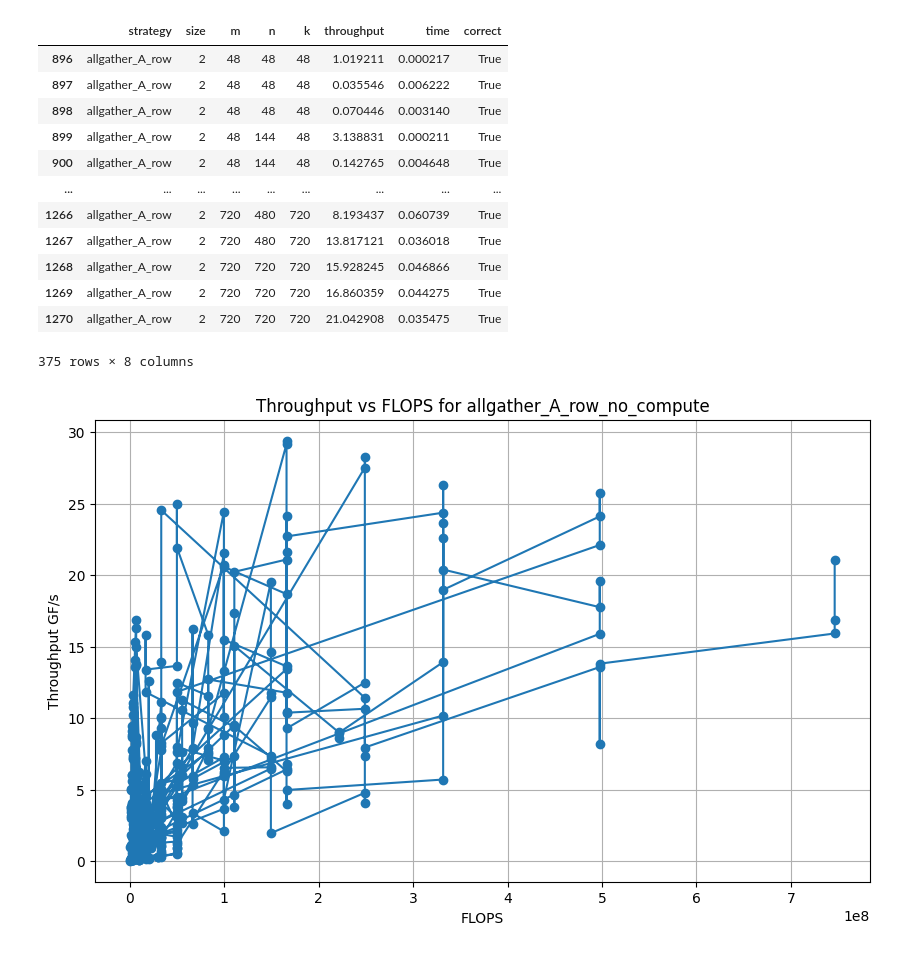
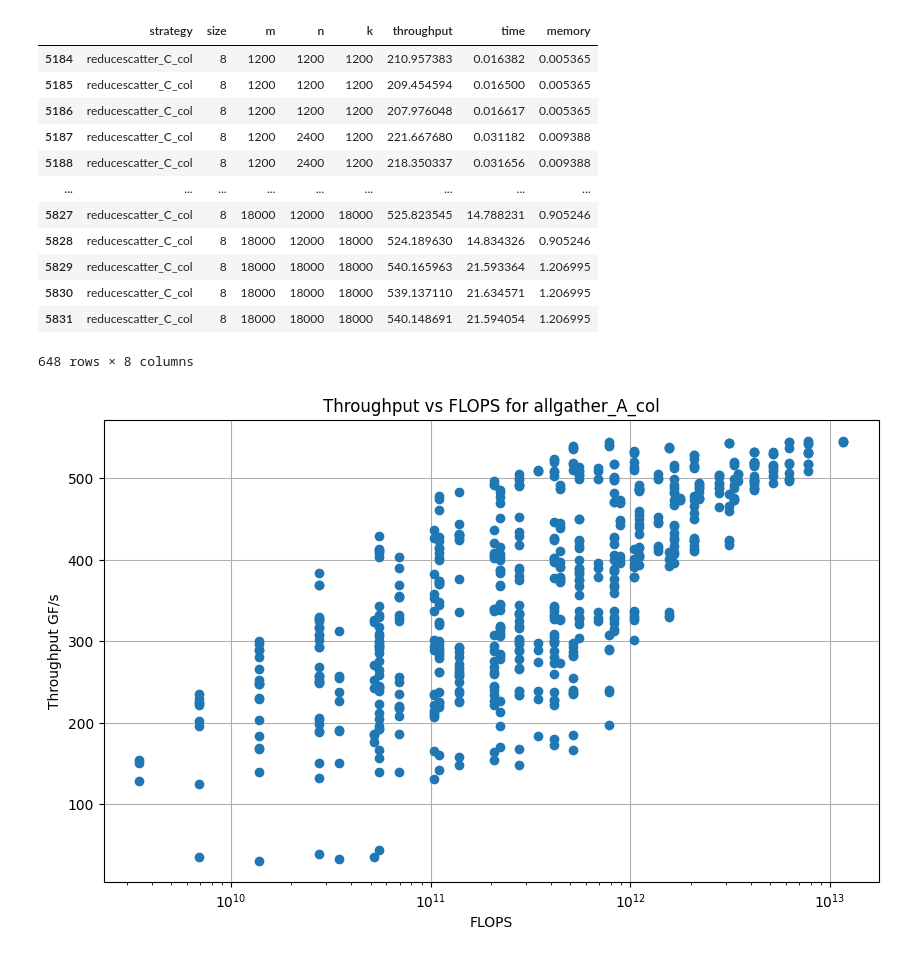
Before and after one commit to ZachB123/CommHiddenGemm, a Jupyter notebook: Gemm1d/notebooks/CHG1D_Visualizations.ipynb, the cells around one changed output. Drawn from its saved outputs; the diff is of its cells as text; code cells hidden in the pictures.

Commit message:
basic benchmark files

```diff
--- a/Gemm1d/notebooks/CHG1D_Visualizations.ipynb
+++ b/Gemm1d/notebooks/CHG1D_Visualizations.ipynb
@@ -16,6 +15,6 @@ STRATEGIES = ['allgather_A_col', 'allgather_A_col_no_compute',
 # %%
-FILENAME = "n2-benchmark.csv"
-df = pd.read_csv(FILENAME, names=["strategy", "size", "m", "n", "k", "throughput", "time", "correct"])
+FILENAME = "../initial-benchmarks/nocheck-n8-benchmark.csv"
+df = pd.read_csv(FILENAME, names=["strategy", "size", "m", "n", "k", "throughput", "time", "memory"])
 # %%
 grouped = df.groupby('strategy')
 
@@ -25,36 +24,41 @@ strategy_dict = {}
 for strategy, group_df in grouped:
     strategy_dict[strategy] = group_df
 # %%
-strategy_dict["allgather_A_row"]
+strategy_dict["reducescatter_C_col"]
 # %% [output]
-|  | strategy | size | m | n | k | throughput | time | correct |
-| 896 | allgather_A_row | 2 | 48 | 48 | 48 | 1.019211 | 0.000217 | True |
-| 897 | allgather_A_row | 2 | 48 | 48 | 48 | 0.035546 | 0.006222 | True |
-| 898 | allgather_A_row | 2 | 48 | 48 | 48 | 0.070446 | 0.003140 | True |
-| 899 | allgather_A_row | 2 | 48 | 144 | 48 | 3.138831 | 0.000211 | True |
-| 900 | allgather_A_row | 2 | 48 | 144 | 48 | 0.142765 | 0.004648 | True |
+|  | strategy | size | m | n | k | throughput | time | memory |
+| 5184 | reducescatter_C_col | 8 | 1200 | 1200 | 1200 | 210.957383 | 0.016382 | 0.005365 |
+| 5185 | reducescatter_C_col | 8 | 1200 | 1200 | 1200 | 209.454594 | 0.016500 | 0.005365 |
+| 5186 | reducescatter_C_col | 8 | 1200 | 1200 | 1200 | 207.976048 | 0.016617 | 0.005365 |
+| 5187 | reducescatter_C_col | 8 | 1200 | 2400 | 1200 | 221.667680 | 0.031182 | 0.009388 |
+| 5188 | reducescatter_C_col | 8 | 1200 | 2400 | 1200 | 218.350337 | 0.031656 | 0.009388 |
 | ... | ... | ... | ... | ... | ... | ... | ... | ... |
-| 1266 | allgather_A_row | 2 | 720 | 480 | 720 | 8.193437 | 0.060739 | True |
-| 1267 | allgather_A_row | 2 | 720 | 480 | 720 | 13.817121 | 0.036018 | True |
-| 1268 | allgather_A_row | 2 | 720 | 720 | 720 | 15.928245 | 0.046866 | True |
-| 1269 | allgather_A_row | 2 | 720 | 720 | 720 | 16.860359 | 0.044275 | True |
-| 1270 | allgather_A_row | 2 | 720 | 720 | 720 | 21.042908 | 0.035475 | True |
+| 5827 | reducescatter_C_col | 8 | 18000 | 12000 | 18000 | 525.823545 | 14.788231 | 0.905246 |
+| 5828 | reducescatter_C_col | 8 | 18000 | 12000 | 18000 | 524.189630 | 14.834326 | 0.905246 |
+| 5829 | reducescatter_C_col | 8 | 18000 | 18000 | 18000 | 540.165963 | 21.593364 | 1.206995 |
+| 5830 | reducescatter_C_col | 8 | 18000 | 18000 | 18000 | 539.137110 | 21.634571 | 1.206995 |
+| 5831 | reducescatter_C_col | 8 | 18000 | 18000 | 18000 | 540.148691 | 21.594054 | 1.206995 |
-375 rows × 8 columns
+648 rows × 8 columns
 # %%
-current_strategy = STRATEGIES[3]  #"throughput_test"
+current_strategy = "allgather_A_col"
 curr_df = strategy_dict[current_strategy]
 
+
 # Calculate FLOPS
-flops = 2 * strategy_df['m'] * strategy_df['n'] * strategy_df['k']
+flops = 2 * curr_df['m'] * curr_df['n'] * curr_df['k']
 flops
 # Plot throughput/FLOPS graph
 plt.figure(figsize=(10, 6))
-plt.plot(flops, strategy_df['throughput'], marker='o', linestyle='-')
+plt.plot(flops, curr_df['throughput'], marker='o', linestyle='')
+plt.xscale('log')
 plt.xlabel('FLOPS')
 plt.ylabel('Throughput GF/s')
 plt.title(f"Throughput vs FLOPS for {current_strategy}")
 plt.grid(True)
 plt.show()
+
+# this basically shows us how the max throughput we can get of a node with x number of cores
+# it also shows how increasing the problem size allows for more effective cpu use
 # %% [output]
-[figure, old version]
+[figure, new version]
 # %%
```
Also changed, not shown: parts of 3 cells of this notebook, 9 other files.
